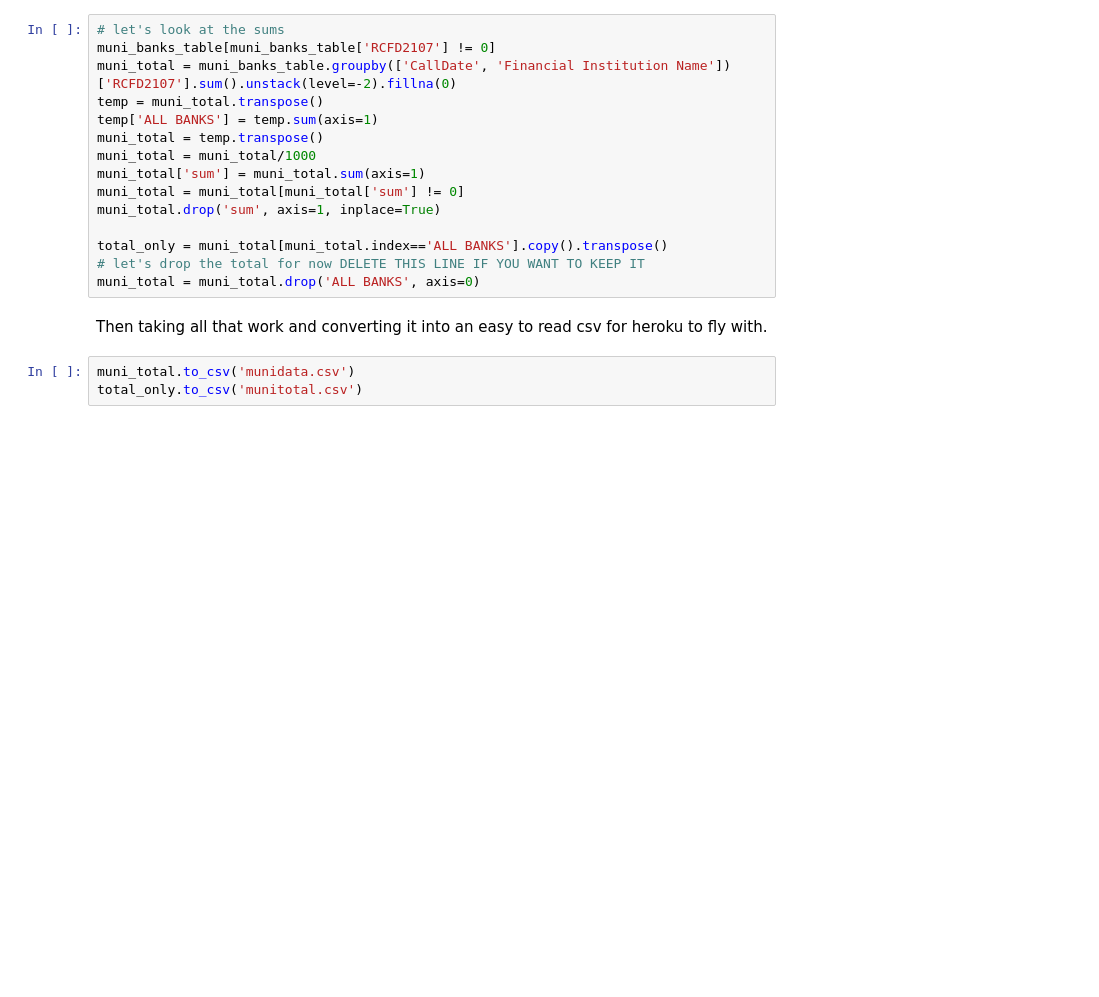
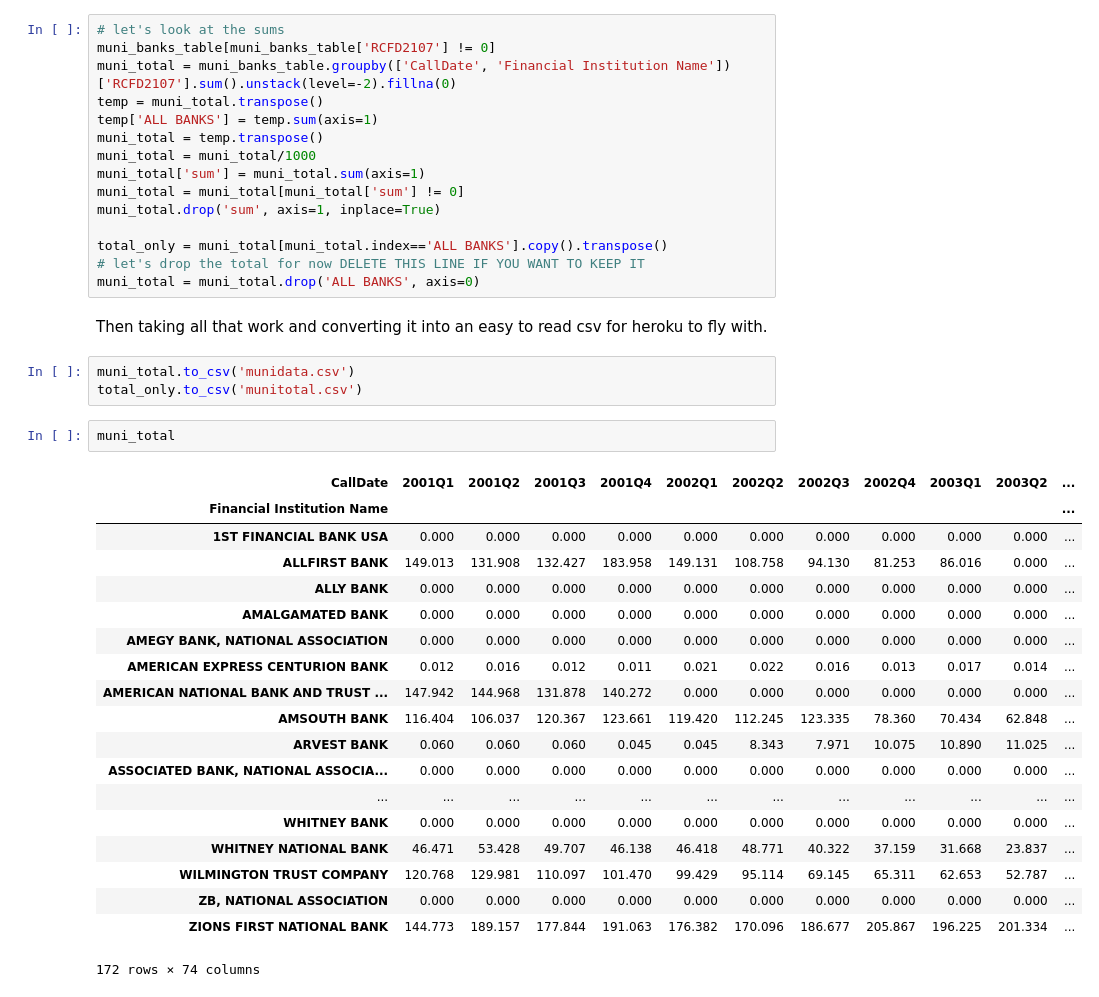
Before and after one commit to minsun-ss/FDICCallReports, a Jupyter notebook: fdic.ipynb, the cells around one changed output. Cells and saved outputs as stored; diff of their text form; blank space fills up the shorter version.

```diff
--- a/fdic.ipynb
+++ b/fdic.ipynb
@@ -71,3 +71,25 @@ Then taking all that work and converting it into an easy to read csv for heroku
 # %%
 muni_total.to_csv('munidata.csv')
 total_only.to_csv('munitotal.csv')
+# %%
+muni_total
+# %% [output]
+| CallDate | 2001Q1 | 2001Q2 | 2001Q3 | 2001Q4 | 2002Q1 | 2002Q2 | 2002Q3 | 2002Q4 | 2003Q1 | 2003Q2 | ... |
+| Financial Institution Name |  |  |  |  |  |  |  |  |  |  | ... |
+| 1ST FINANCIAL BANK USA | 0.000 | 0.000 | 0.000 | 0.000 | 0.000 | 0.000 | 0.000 | 0.000 | 0.000 | 0.000 | ... |
+| ALLFIRST BANK | 149.013 | 131.908 | 132.427 | 183.958 | 149.131 | 108.758 | 94.130 | 81.253 | 86.016 | 0.000 | ... |
+| ALLY BANK | 0.000 | 0.000 | 0.000 | 0.000 | 0.000 | 0.000 | 0.000 | 0.000 | 0.000 | 0.000 | ... |
+| AMALGAMATED BANK | 0.000 | 0.000 | 0.000 | 0.000 | 0.000 | 0.000 | 0.000 | 0.000 | 0.000 | 0.000 | ... |
+| AMEGY BANK, NATIONAL ASSOCIATION | 0.000 | 0.000 | 0.000 | 0.000 | 0.000 | 0.000 | 0.000 | 0.000 | 0.000 | 0.000 | ... |
+| AMERICAN EXPRESS CENTURION BANK | 0.012 | 0.016 | 0.012 | 0.011 | 0.021 | 0.022 | 0.016 | 0.013 | 0.017 | 0.014 | ... |
+| AMERICAN NATIONAL BANK AND TRUST ... | 147.942 | 144.968 | 131.878 | 140.272 | 0.000 | 0.000 | 0.000 | 0.000 | 0.000 | 0.000 | ... |
+| AMSOUTH BANK | 116.404 | 106.037 | 120.367 | 123.661 | 119.420 | 112.245 | 123.335 | 78.360 | 70.434 | 62.848 | ... |
+| ARVEST BANK | 0.060 | 0.060 | 0.060 | 0.045 | 0.045 | 8.343 | 7.971 | 10.075 | 10.890 | 11.025 | ... |
+| ASSOCIATED BANK, NATIONAL ASSOCIA... | 0.000 | 0.000 | 0.000 | 0.000 | 0.000 | 0.000 | 0.000 | 0.000 | 0.000 | 0.000 | ... |
+| ... | ... | ... | ... | ... | ... | ... | ... | ... | ... | ... | ... |
+| WHITNEY BANK | 0.000 | 0.000 | 0.000 | 0.000 | 0.000 | 0.000 | 0.000 | 0.000 | 0.000 | 0.000 | ... |
+| WHITNEY NATIONAL BANK | 46.471 | 53.428 | 49.707 | 46.138 | 46.418 | 48.771 | 40.322 | 37.159 | 31.668 | 23.837 | ... |
+| WILMINGTON TRUST COMPANY | 120.768 | 129.981 | 110.097 | 101.470 | 99.429 | 95.114 | 69.145 | 65.311 | 62.653 | 52.787 | ... |
+| ZB, NATIONAL ASSOCIATION | 0.000 | 0.000 | 0.000 | 0.000 | 0.000 | 0.000 | 0.000 | 0.000 | 0.000 | 0.000 | ... |
+| ZIONS FIRST NATIONAL BANK | 144.773 | 189.157 | 177.844 | 191.063 | 176.382 | 170.096 | 186.677 | 205.867 | 196.225 | 201.334 | ... |
+172 rows × 74 columns
```
Also changed, not shown: 3 other files.
